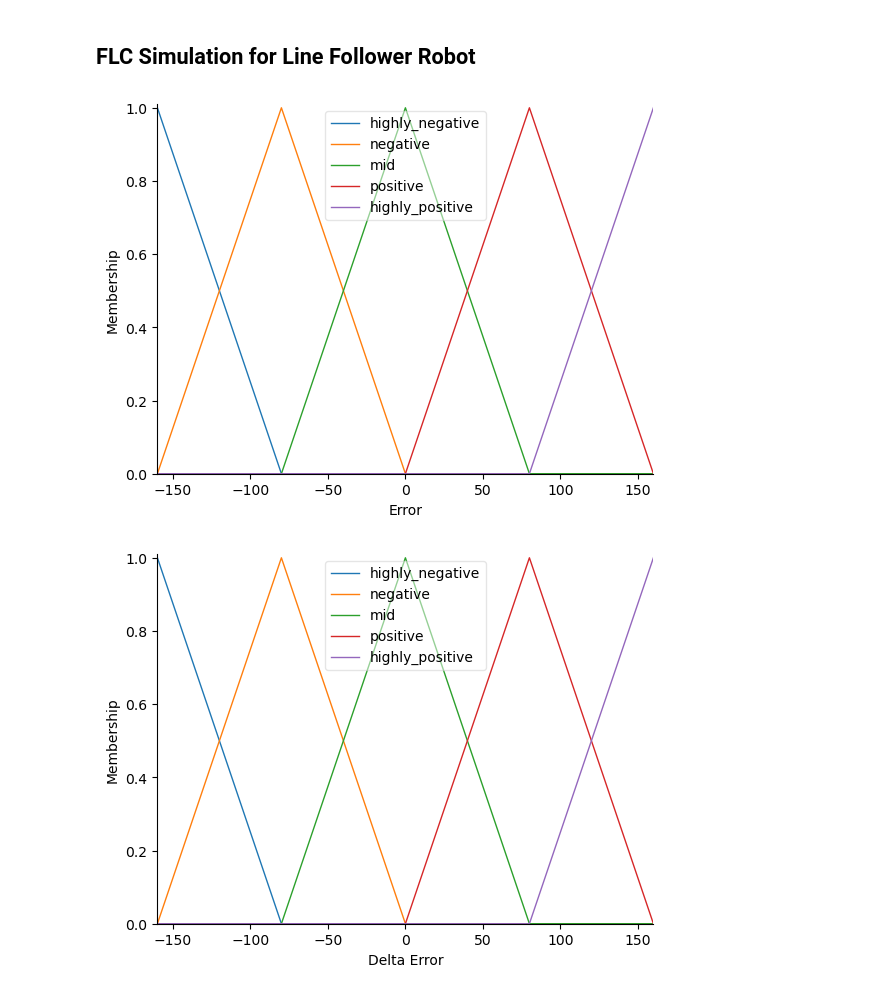
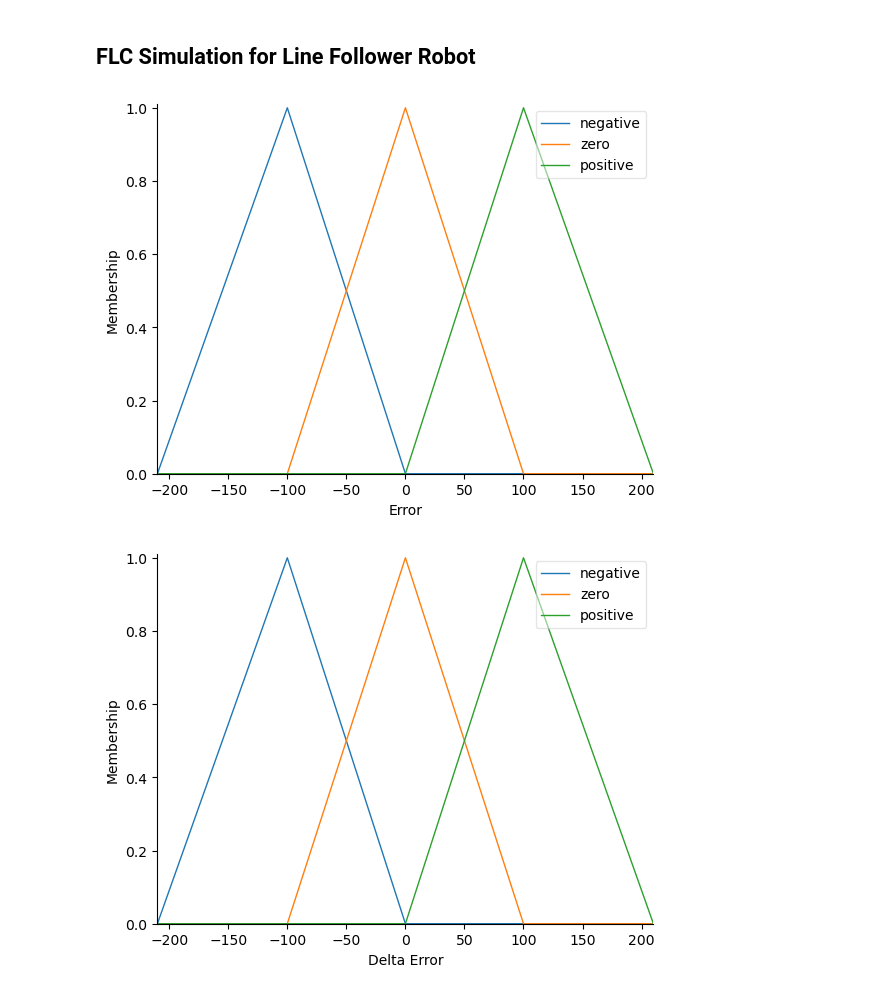
Before and after one commit to frostdev03/LineFollowerCV, a Jupyter notebook: fuzzy_simulation.ipynb, the cells around one changed output. Saved outputs shown, nothing was run; the diff lists cells and outputs as text; code cells hidden in the pictures.

```diff
--- a/fuzzy_simulation.ipynb
+++ b/fuzzy_simulation.ipynb
@@ -3,48 +3,40 @@
 # %%
 import numpy as np
 import skfuzzy as fuzz
 import skfuzzy.control as ctl
 
 # Input
 error = ctl.Antecedent(np.arange(-210, 211, 1), 'Error')
 delta_error = ctl.Antecedent(np.arange(-210, 211, 1), 'Delta Error')
 
 # Output
-left_motor_speed = ctl.Consequent(np.arange(0, 6.29, 0.1), 'Left Motor Speed')
-right_motor_speed = ctl.Consequent(np.arange(0, 6.29, 0.1), 'Right Motor Speed')
+rms = ctl.Consequent(np.arange(0, 6.29, 0.1), 'RMS')
+lms = ctl.Consequent(np.arange(0, 6.29, 0.1), 'LMS')
 
 # Membership functions for error
-error['highly_negative'] = fuzz.trimf(error.universe, [-210, -210, -105])
-error['negative'] = fuzz.trimf(error.universe, [-210, -105, 0])
-error['mid'] = fuzz.trimf(error.universe, [-105, 0, 105])
-error['positive'] = fuzz.trimf(error.universe, [0, 105, 210])
-error['highly_positive'] = fuzz.trimf(error.universe, [105, 210, 210])
+error['negative'] = fuzz.trimf(error.universe, [-210, -100, 0])
+error['zero'] = fuzz.trimf(error.universe, [-100, 0, 100])
+error['positive'] = fuzz.trimf(error.universe, [0, 100, 210])
 
 # Membership functions for delta_error
-delta_error['highly_negative'] = fuzz.trimf(delta_error.universe, [-210, -210, -105])
-delta_error['negative'] = fuzz.trimf(delta_error.universe, [-210, -105, 0])
-delta_error['mid'] = fuzz.trimf(delta_error.universe, [-105, 0, 105])
-delta_error['positive'] = fuzz.trimf(delta_error.universe, [0, 105, 210])
-delta_error['highly_positive'] = fuzz.trimf(delta_error.universe, [105, 210, 210])
+delta_error['negative'] = fuzz.trimf(delta_error.universe, [-210, -100, 0])
+delta_error['zero'] = fuzz.trimf(delta_error.universe, [-100, 0, 100])
+delta_error['positive'] = fuzz.trimf(delta_error.universe, [0, 100, 210])
 
 # Membership functions for motor speed
-left_motor_speed['very_slow'] = fuzz.trimf(left_motor_speed.universe, [0, 0, 1.57])
-left_motor_speed['slow'] = fuzz.trimf(left_motor_speed.universe, [0.79, 1.57, 3.14])
-left_motor_speed['medium'] = fuzz.trimf(left_motor_speed.universe, [1.57, 3.14, 4.71])
-left_motor_speed['fast'] = fuzz.trimf(left_motor_speed.universe, [3.14, 4.71, 6.28])
-left_motor_speed['very_fast'] = fuzz.trimf(left_motor_speed.universe, [4.71, 6.28, 6.28])
+rms['slow'] = fuzz.trimf(rms.universe, [0, 0, 2.14])
+rms['medium'] = fuzz.trimf(rms.universe, [2.14, 3.14, 4.28])
+rms['fast'] = fuzz.trimf(rms.universe, [4.28, 6.28, 6.28])
 
-right_motor_speed['very_slow'] = fuzz.trimf(right_motor_speed.universe, [0, 0, 1.57])
-right_motor_speed['slow'] = fuzz.trimf(right_motor_speed.universe, [0.79, 1.57, 3.14])
-right_motor_speed['medium'] = fuzz.trimf(right_motor_speed.universe, [1.57, 3.14, 4.71])
-right_motor_speed['fast'] = fuzz.trimf(right_motor_speed.universe, [3.14, 4.71, 6.28])
-right_motor_speed['very_fast'] = fuzz.trimf(right_motor_speed.universe, [4.71, 6.28, 6.28])
+lms['slow'] = fuzz.trimf(lms.universe, [0, 0, 2.14])
+lms['medium'] = fuzz.trimf(lms.universe, [2.14, 3.14, 4.28])
+lms['fast'] = fuzz.trimf(lms.universe, [4.28, 6.28, 6.28])
 
 
 error.view()
 delta_error.view()
-left_motor_speed.view()
-right_motor_speed.view()
+rms.view()
+lms.view()
 # %% [output]
-[figure, old version]
+[figure, new version]
-[figure, old version]
+[figure, new version]
```
Also changed, not shown: parts of 2 cells of this notebook, 6 other files.
